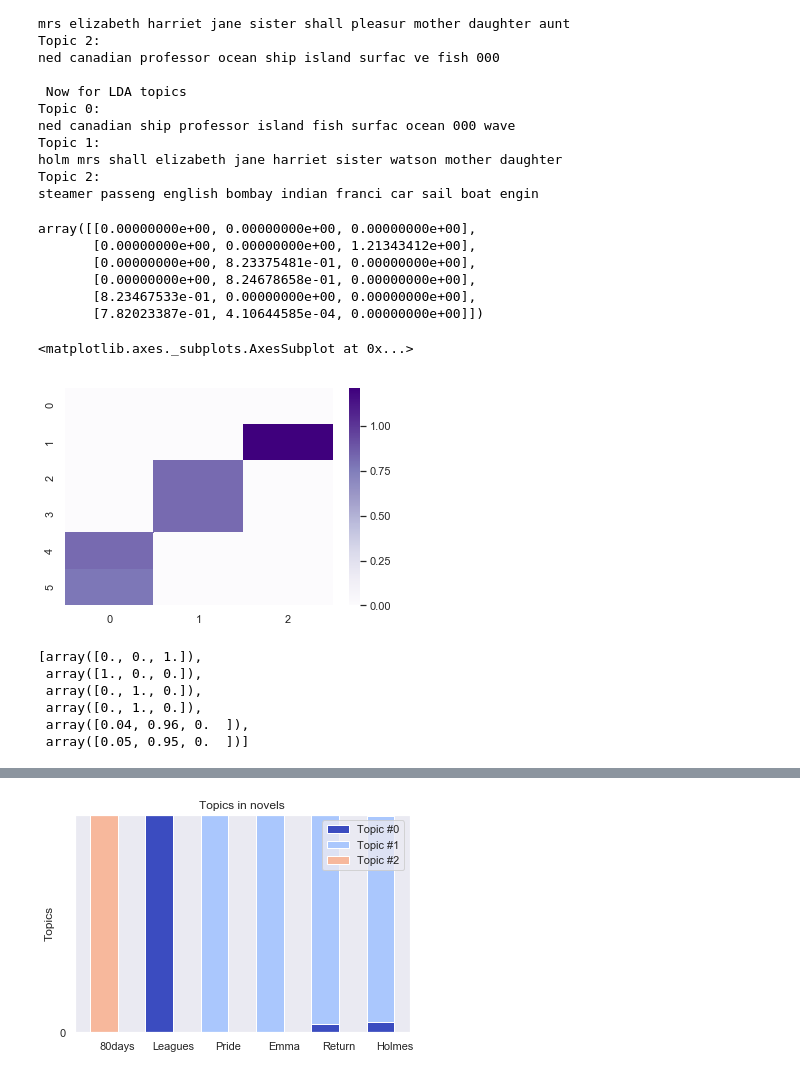
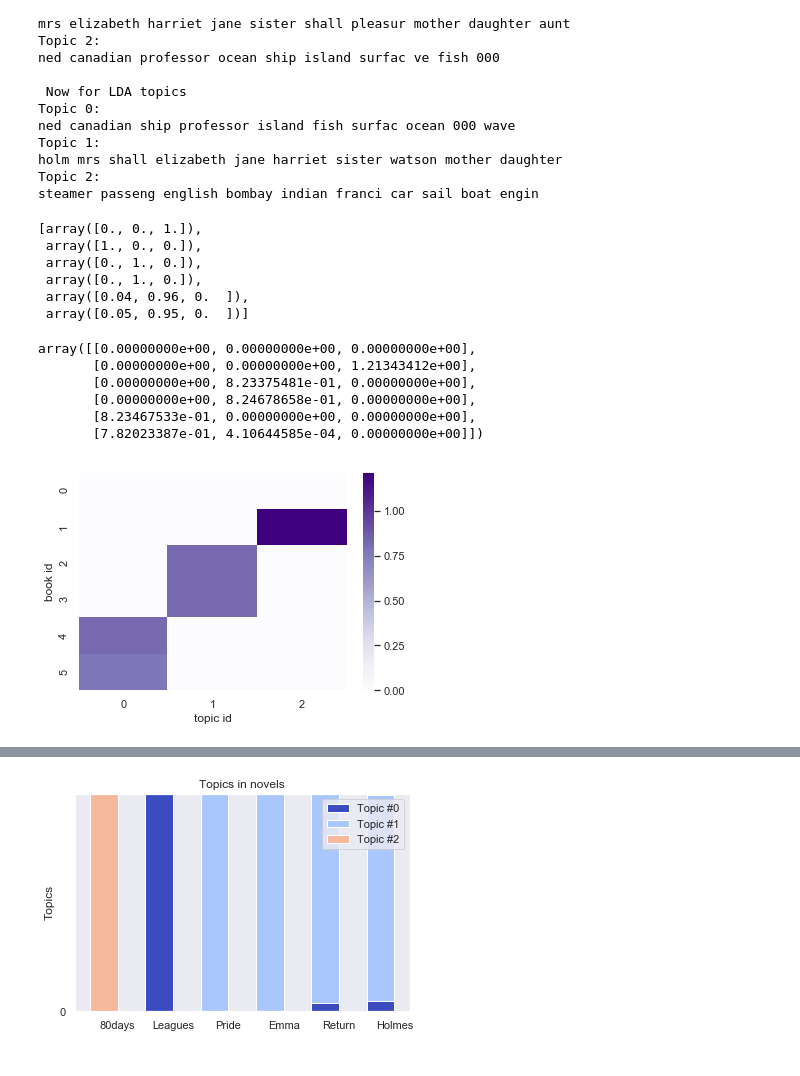
Before and after one commit to ajrader/tutorials, a Jupyter notebook: nlp/Intro to NLP.ipynb, the cells around one changed output, grey strips where cells are left out. Saved outputs shown, nothing was run; the diff lists cells and outputs as text; code cells hidden in the pictures.

```diff
--- a/nlp/Intro to NLP.ipynb
+++ b/nlp/Intro to NLP.ipynb
@@ -1120,0 +1157,10 @@ steamer passeng english bombay indian franci car sail boat engin
+# %%
+lda_doctopic = lda.transform(tf_book_vec)
+[np.round(x,2) for x in lda_doctopic]#/np.sum(lda_doctopic,axis=1,keepdims=True)
+# %% [output]
+[array([0., 0., 1.]),
+ array([1., 0., 0.]),
+ array([0., 1., 0.]),
+ array([0., 1., 0.]),
+ array([0.04, 0.96, 0.  ]),
+ array([0.05, 0.95, 0.  ])]
@@ -1130,16 +1192,7 @@ array([[0.00000000e+00, 0.00000000e+00, 0.00000000e+00],
        [7.82023387e-01, 4.10644585e-04, 0.00000000e+00]])
 # %%
 sns.heatmap(nmf_doctopic,cmap='Purples')#plt.xticks([1,2,3],['Topic 0', 'Topic 1','Topic 2'])
+plt.ylabel('book id');
+plt.xlabel('topic id');
 # %% [output]
-<matplotlib.axes._subplots.AxesSubplot at 0x...>
-[figure, old version]
+[figure, new version]
-# %%
-lda_doctopic = lda.transform(tf_book_vec)
-[np.round(x,2) for x in lda_doctopic]#/np.sum(lda_doctopic,axis=1,keepdims=True)
-# %% [output]
-[array([0., 0., 1.]),
- array([1., 0., 0.]),
- array([0., 1., 0.]),
- array([0., 1., 0.]),
- array([0.04, 0.96, 0.  ]),
- array([0.05, 0.95, 0.  ])]
```
Also changed, not shown: parts of 48 cells of this notebook.
